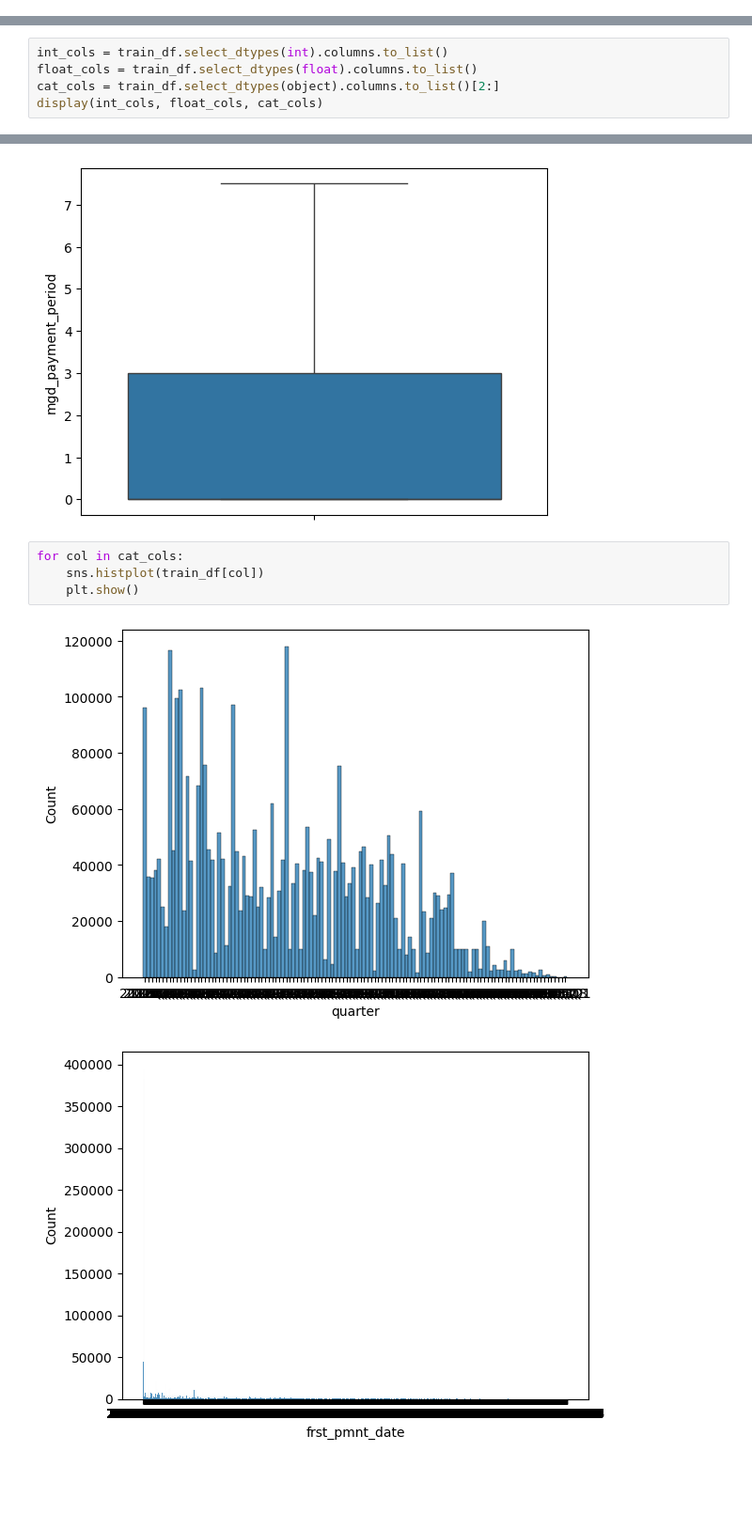
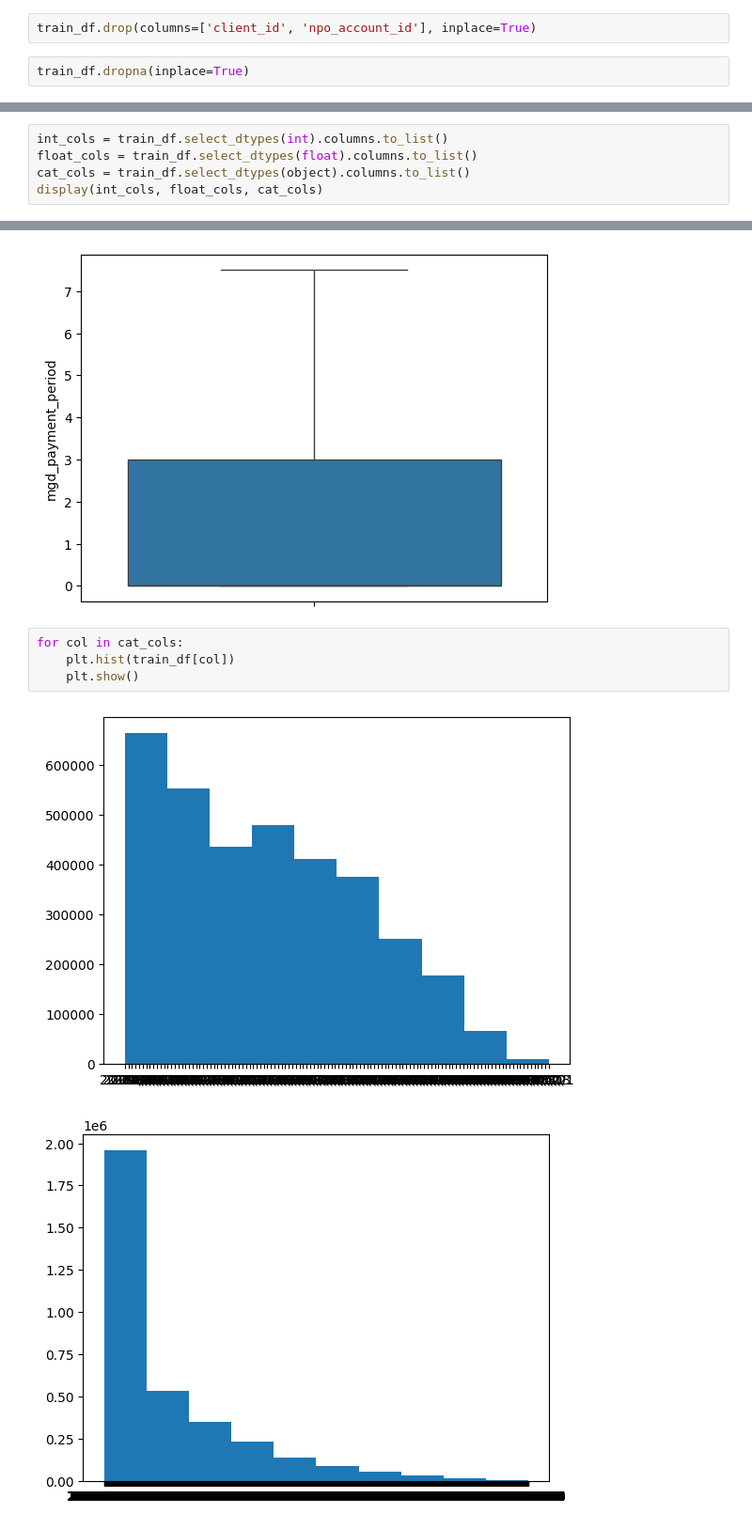
Before and after one commit to zibestr/AI-Hackathon-SFD, a Jupyter notebook: main.ipynb, the cells around one changed output, grey strips where cells are left out. Shown at 94% size. Saved outputs shown, nothing was run; the diff lists cells and outputs as text; blank space fills up the shorter version.

```diff
--- a/main.ipynb
+++ b/main.ipynb
@@ -252,5 +267,9 @@ region 73382
 # %%
 train_df.drop(columns=['postal_code'], inplace=True)
+# %%
+train_df.drop(columns=['client_id', 'npo_account_id'], inplace=True)
+# %%
+train_df.dropna(inplace=True)
 # %% [markdown]
 ## Графики
 # %%
@@ -263,7 +282,7 @@ import seaborn as sns
 # %%
 int_cols = train_df.select_dtypes(int).columns.to_list()
 float_cols = train_df.select_dtypes(float).columns.to_list()
-cat_cols = train_df.select_dtypes(object).columns.to_list()[2:]
+cat_cols = train_df.select_dtypes(object).columns.to_list()
 display(int_cols, float_cols, cat_cols)
 # %% [output]
 ['slctn_nmbr',
@@ -335,8 +354,8 @@ for col in float_cols:
 [figure]
 # %%
 for col in cat_cols:
-    sns.histplot(train_df[col])
+    plt.hist(train_df[col])
     plt.show()
 # %% [output]
-[figure, old version]
+[figure, new version]
-[figure, old version]
+[figure, new version]
```
Also changed, not shown: parts of 5 cells of this notebook.
